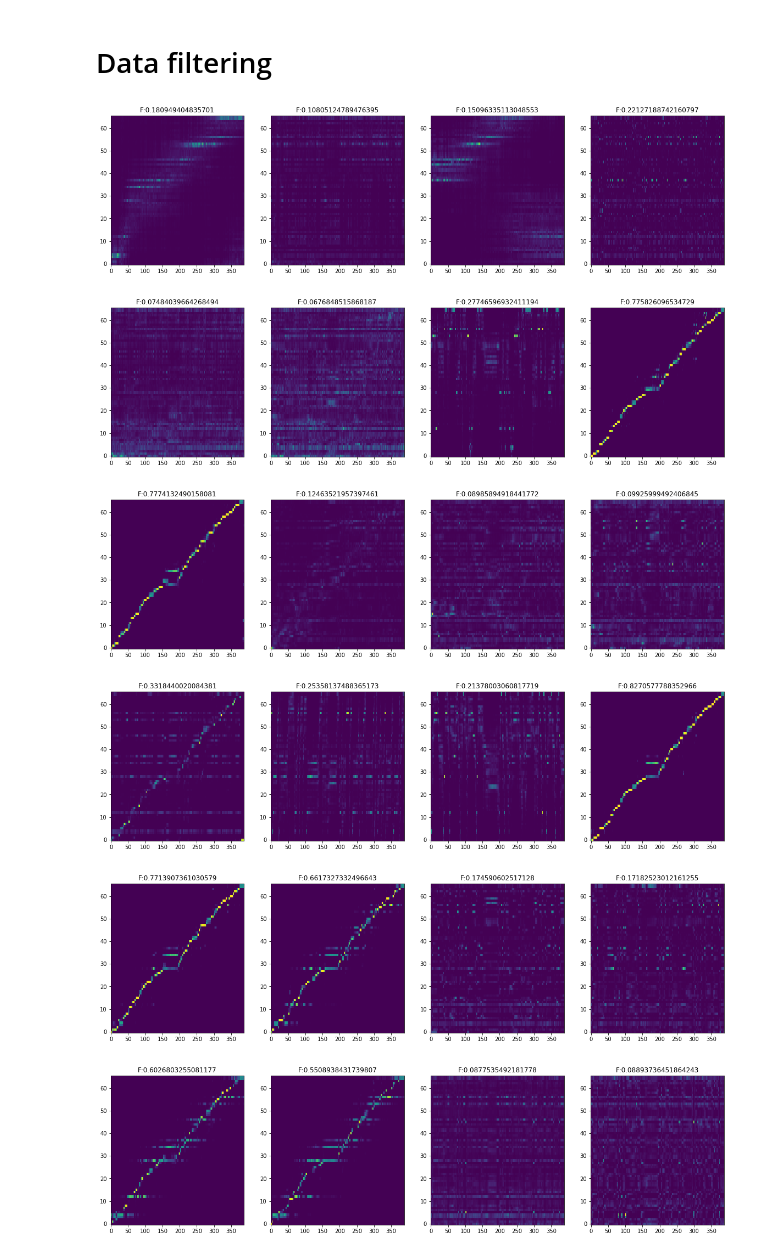
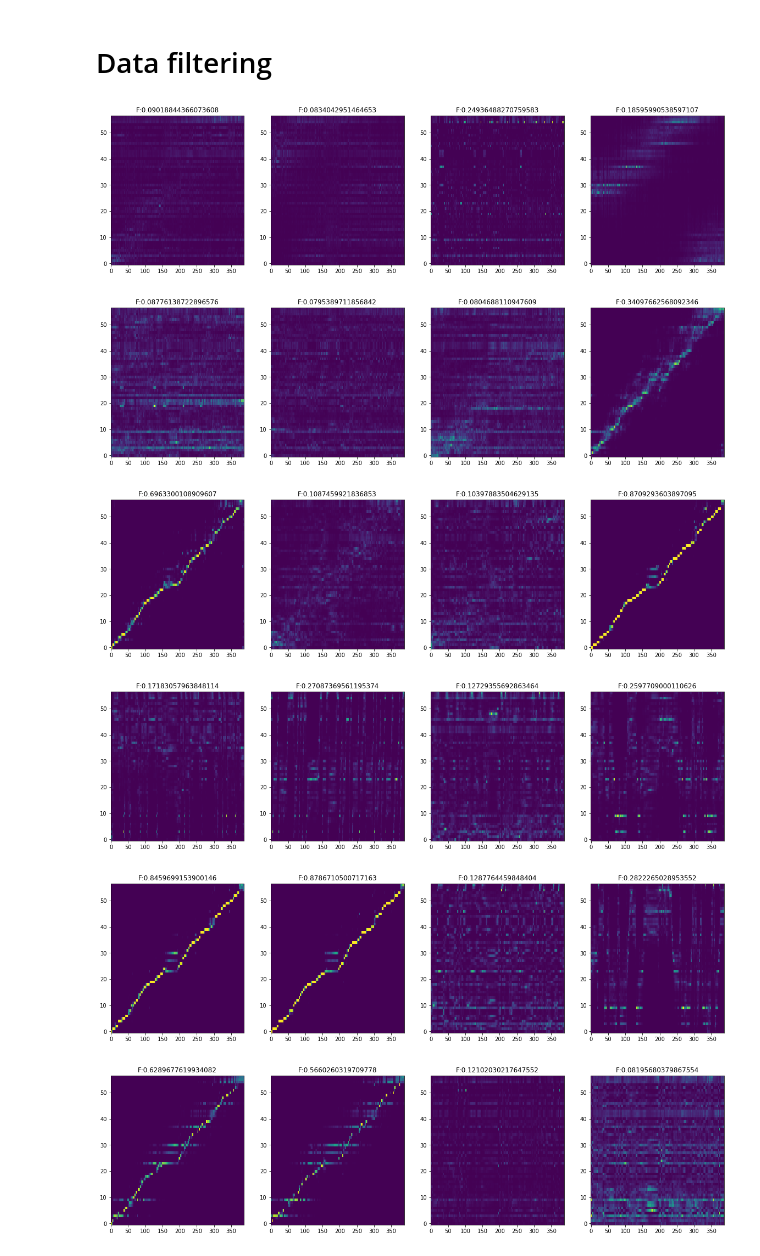
Before and after one commit to Deepest-Project/Transformer-TTS, a Jupyter notebook: prepare_fastspeech.ipynb, the cells around one changed output. Cells and saved outputs as stored; diff of their text form; code cells hidden in the pictures.

```diff
--- a/prepare_fastspeech.ipynb
+++ b/prepare_fastspeech.ipynb
@@ -2,7 +2,7 @@
 # Import libraries and setup
 # %%
 import os
-os.environ["CUDA_VISIBLE_DEVICES"]='2'
+os.environ["CUDA_VISIBLE_DEVICES"]='1'
 
 import warnings
 warnings.filterwarnings("ignore")
@@ -24,7 +24,7 @@ from denoiser import Denoiser
 from tqdm import tqdm_notebook as tqdm
 import librosa
 
-checkpoint_path = "training_log/waveglow_char/checkpoint_100000"
+checkpoint_path = "training_log/waveglow_phone/checkpoint_200000"
 
 model = Model(hparams).cuda()
 model.load_state_dict(torch.load(checkpoint_path)['state_dict'])
@@ -41,7 +41,7 @@ for dataset in datasets:
     for i in tqdm(range(len(lines))):
         file_name, _, text = lines[i]
         seq = os.path.join('/media/disk1/lyh/LJSpeech-1.1/waveglow',
-                           'char_seq')
+                           'phone_seq')
         mel = os.path.join('/media/disk1/lyh/LJSpeech-1.1/waveglow',
                            'melspectrogram')
 
@@ -58,26 +58,41 @@ for dataset in datasets:
                                                 text_lengths.cuda(),
                                                 mel_lengths.cuda())
         melspec = melspec[0]
+        alignments = alignments[0]
 
         F = torch.mean(torch.max(alignments, dim=-1)[0], dim=-1)
+        r, c = torch.argmax(F).item()//4, torch.argmax(F).item()%4
+        location = torch.max(alignments[r,c], dim=1)[1]
 
-        if F.max().item()>0.8:
-            r, c = torch.argmax(F).item()//4, torch.argmax(F).item()%4
-            with open(f'/media/disk1/lyh/fastspeech_char/targets/{file_name}.pkl', 'wb') as f:
+        diff = location[1:]-location[:-1]
+        valid_data = torch.all( (diff==-5)
+                               +(diff==-4)
+                               +(diff==-3)
+                               +(diff==-2)
+                               +(diff==-1)
+                               +(diff==0)
+                               +(diff==1)
+                               +(diff==2)
+                               +(diff==3)
+                               +(diff==4)
+                               +(diff==5))
+
+        if valid_data:
+            with open(f'/media/disk1/lyh/fastspeech_phone/targets/{file_name}.pkl', 'wb') as f:
                 pkl.dump(melspec.detach().cpu(), f)
-            with open(f'/media/disk1/lyh/fastspeech_char/alignments/{file_name}.pkl', 'wb') as f:
-                pkl.dump(alignments[0, r,c].detach().cpu(), f)
+            with open(f'/media/disk1/lyh/fastspeech_phone/alignments/{file_name}.pkl', 'wb') as f:
+                pkl.dump(alignments[r,c].detach().cpu(), f)
 # %%
 for i in range(6):
     fig, axes=plt.subplots(1,4, figsize=(20,5))
     for j in range(4):
-        axes[j].imshow(alignments[0][i][j].detach().cpu().t(), origin='lower', aspect='auto')
-        axes[j].set_title(f'F:{F[0,i,j]}')
+        axes[j].imshow(alignments[i][j].detach().cpu().t(), origin='lower', aspect='auto')
+        axes[j].set_title(f'F:{F[i,j]}')
     plt.show()
 # %% [output]
-[figure, old version]
+[figure, new version]
-[figure, old version]
+[figure, new version]
-[figure, old version]
+[figure, new version]
-[figure, old version]
+[figure, new version]
-[figure, old version]
+[figure, new version]
-[figure, old version]
+[figure, new version]
```
Also changed, not shown: parts of 1 cell of this notebook.
